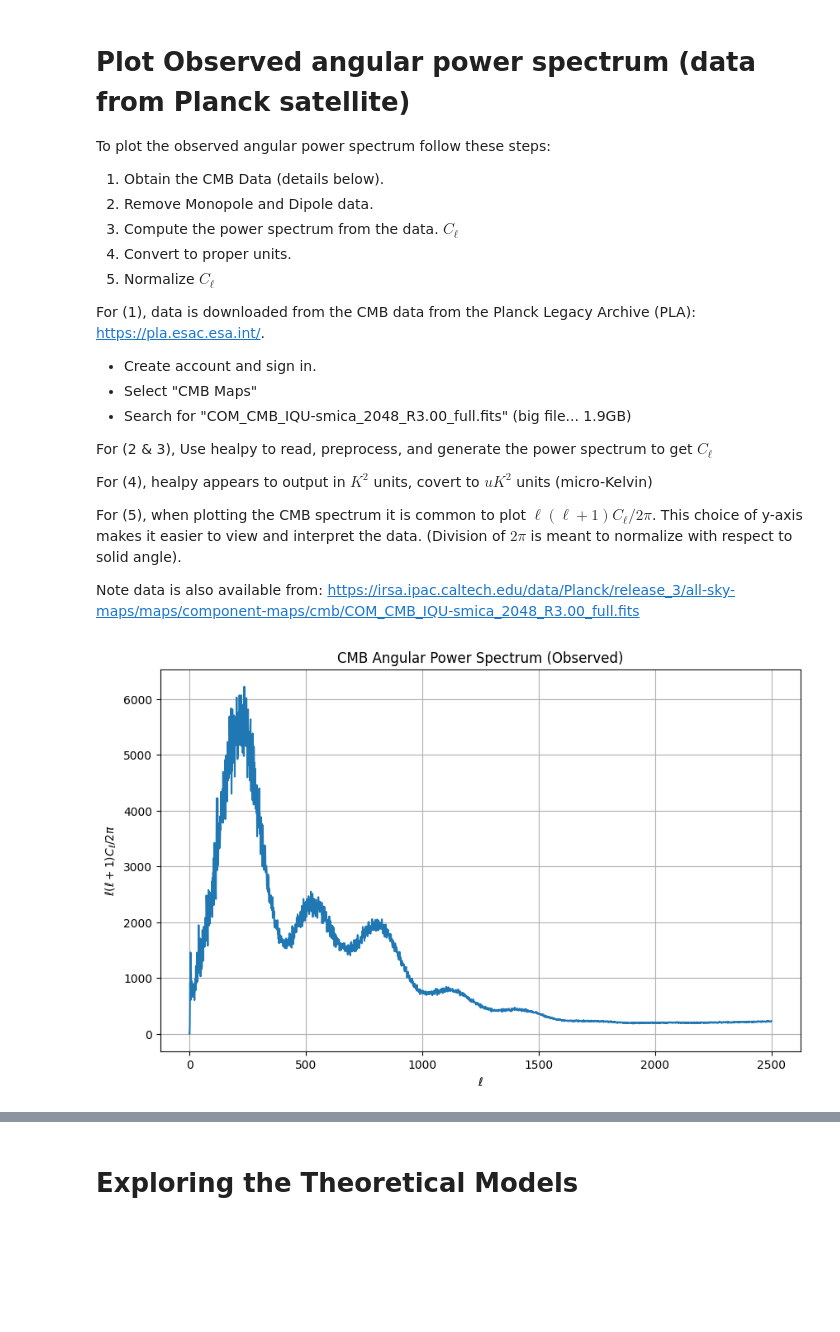
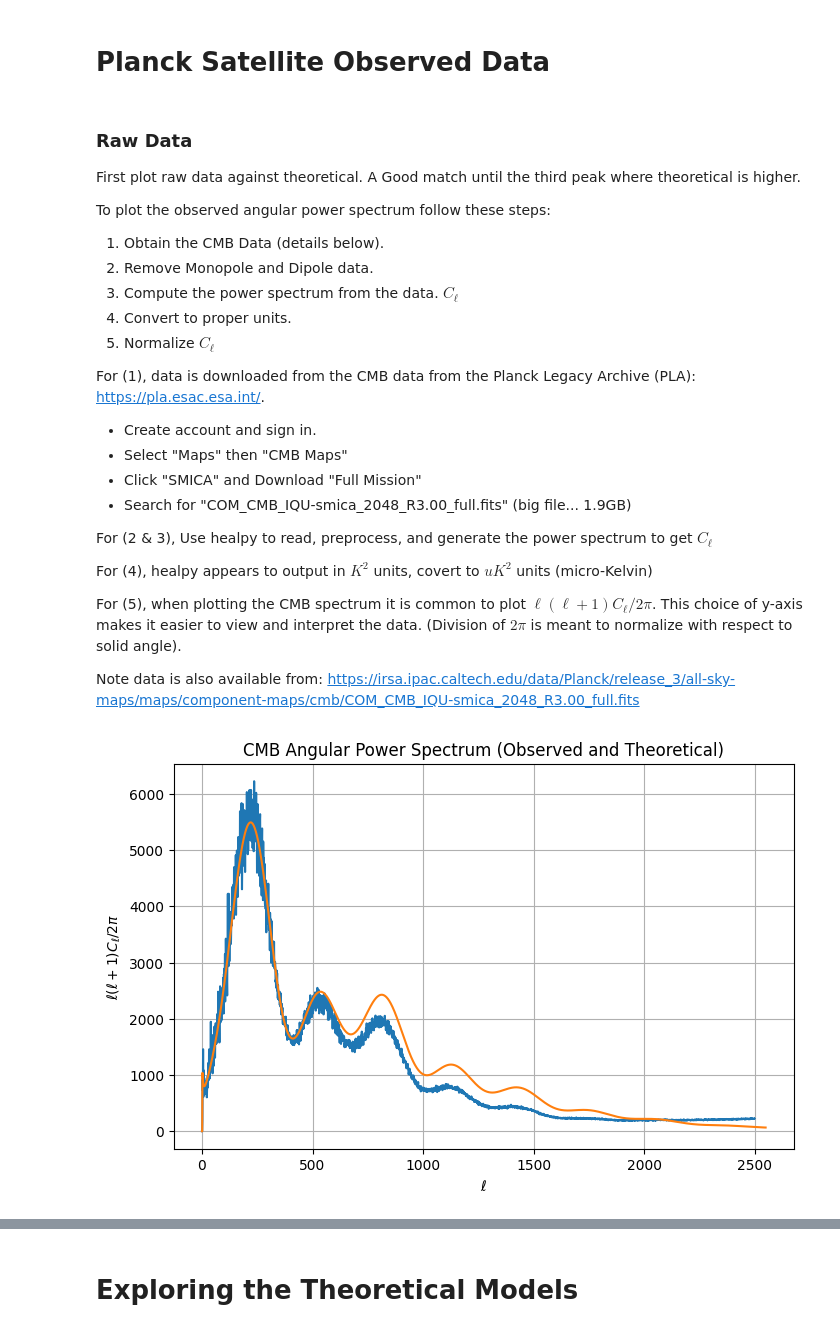
Before and after one commit to jeffrwatts/astronomy-notebooks, a Jupyter notebook: Cosmic Microwave Background.ipynb, the cells around one changed output, grey strips where cells are left out. Saved outputs shown, nothing was run; the diff lists cells and outputs as text; code cells hidden in the pictures; blank space fills up the shorter version.

```diff
--- a/Cosmic Microwave Background.ipynb
+++ b/Cosmic Microwave Background.ipynb
@@ -20,0 +56,27 @@ lmax = 2500  # Maximum multipole to consider for observation and theoretical mod
+# %%
+# Function that takes an Astropy Cosmology object, and returns the power spectrum Cl.
+# Note, the output of get_cmb_power_spectra is already normalized for l(l+1) and solid angle (divide by 2PI)
+def power_spectrum_from_cosmology(cosmo_astropy, As = 2.105e-9, ns=0.9649):
+    camb_params = camb.CAMBparams()
+
+    # Set cosmological parameters
+    camb_params.set_cosmology(
+        H0=cosmo_astropy.H0.value,
+        ombh2=(cosmo_astropy.Ob0 * (cosmo_astropy.H0.value / 100)**2),
+        omch2=(cosmo_astropy.Om0 - cosmo_astropy.Ob0) * (cosmo_astropy.H0.value / 100)**2,
+        omk=cosmo_astropy.Ok0,
+        TCMB=cosmo_astropy.Tcmb0.value,
+    )
+
+    # Set neutrino parameters
+    camb_params.set_dark_energy(w=cosmo_astropy.w(0))
+    camb_params.set_initial_power(camb.InitialPowerLaw(As=As, ns=ns))
+    camb_params.InitPower.set_params(As=As, ns=ns)
+    camb_params.set_for_lmax(lmax, lens_potential_accuracy=0)
+    camb_params.NonLinear = camb.model.NonLinear_both
+
+    results = camb.get_results(camb_params)
+
+    powers = results.get_cmb_power_spectra(camb_params, CMB_unit='muK')
+
+    return powers['total'][:,0]
@@ -21,5 +99,9 @@ lmax = 2500  # Maximum multipole to consider for observation and theoretical mod
+# %% [markdown]
+# Planck Satellite Observed Data
 # %% [markdown]
-# Plot Observed angular power spectrum (data from Planck satellite)
+### Raw Data
+
+First plot raw data against theoretical.  A Good match until the third peak where theoretical is higher.
 
 To plot the observed angular power spectrum follow these steps:
 1. Obtain the CMB Data (details below).
@@ -30,7 +112,8 @@ To plot the observed angular power spectrum follow these steps:
 
 For (1), data is downloaded from the CMB data from the Planck Legacy Archive (PLA): https://pla.esac.esa.int/.
 * Create account and sign in.
-* Select "CMB Maps"
+* Select "Maps" then "CMB Maps"
+* Click "SMICA" and Download "Full Mission"
 * Search for "COM_CMB_IQU-smica_2048_R3.00_full.fits" (big file... 1.9GB)
 
 For (2 & 3), Use healpy to read, preprocess, and generate the power spectrum to get $C_\ell$
@@ -63,12 +146,14 @@ ell_observed = np.arange(len(cl_observed))
 cl_observed = ell_observed * (ell_observed + 1) * cl_observed / (2*np.pi)
 # %%
 # Plot the angular power spectrum
-plt.figure(figsize=(10, 6))
+plt.figure(figsize=(8, 5))
 plt.plot(ell_observed, cl_observed, label='Planck Observed')
+plt.plot(ell_Planck18, cl_Planck18, label='Planck 2018 - Theoretical')
+
 plt.xlabel("$\ell$")
 plt.ylabel("$\ell (\ell + 1) C_\ell / 2\pi$")
-plt.title("CMB Angular Power Spectrum (Observed)")
+plt.title("CMB Angular Power Spectrum (Observed and Theoretical)")
 plt.grid()
 plt.show()
 # %% [output]
-[figure, old version]
+[figure, new version]
```
Also changed, not shown: parts of 20 cells of this notebook, 1 other file.
